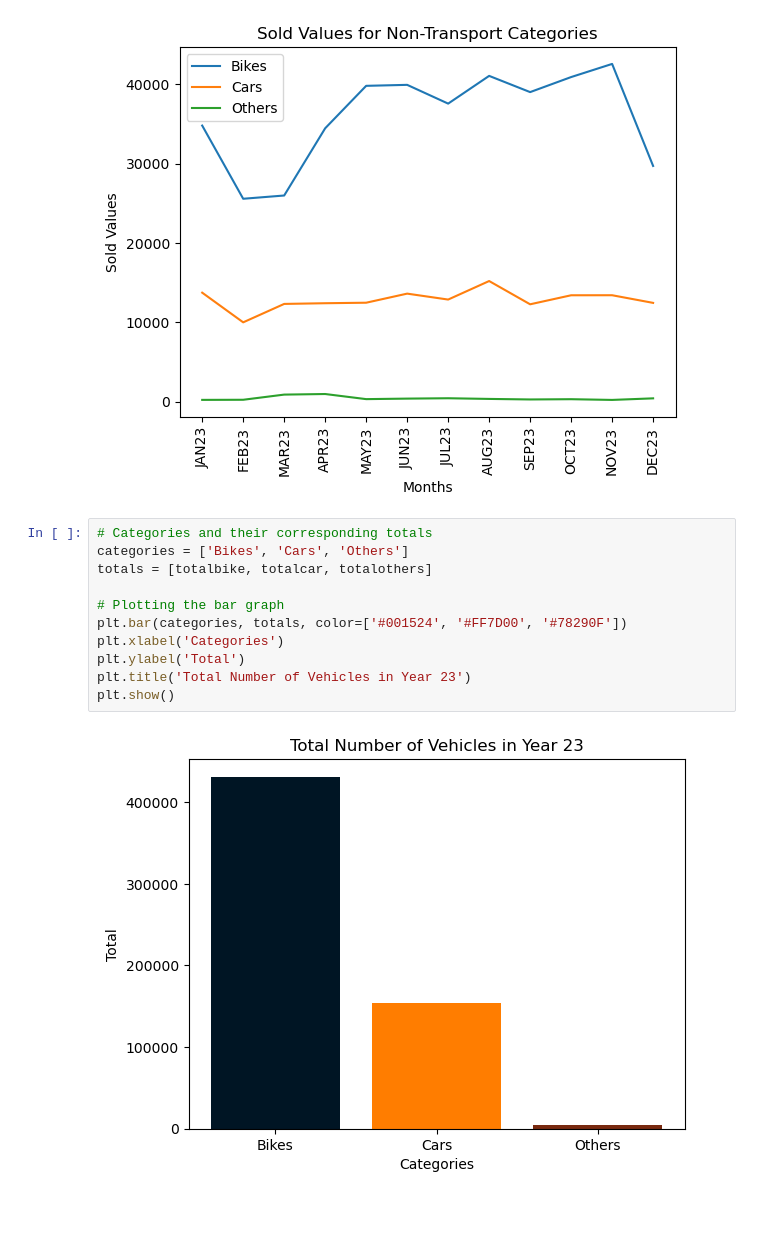
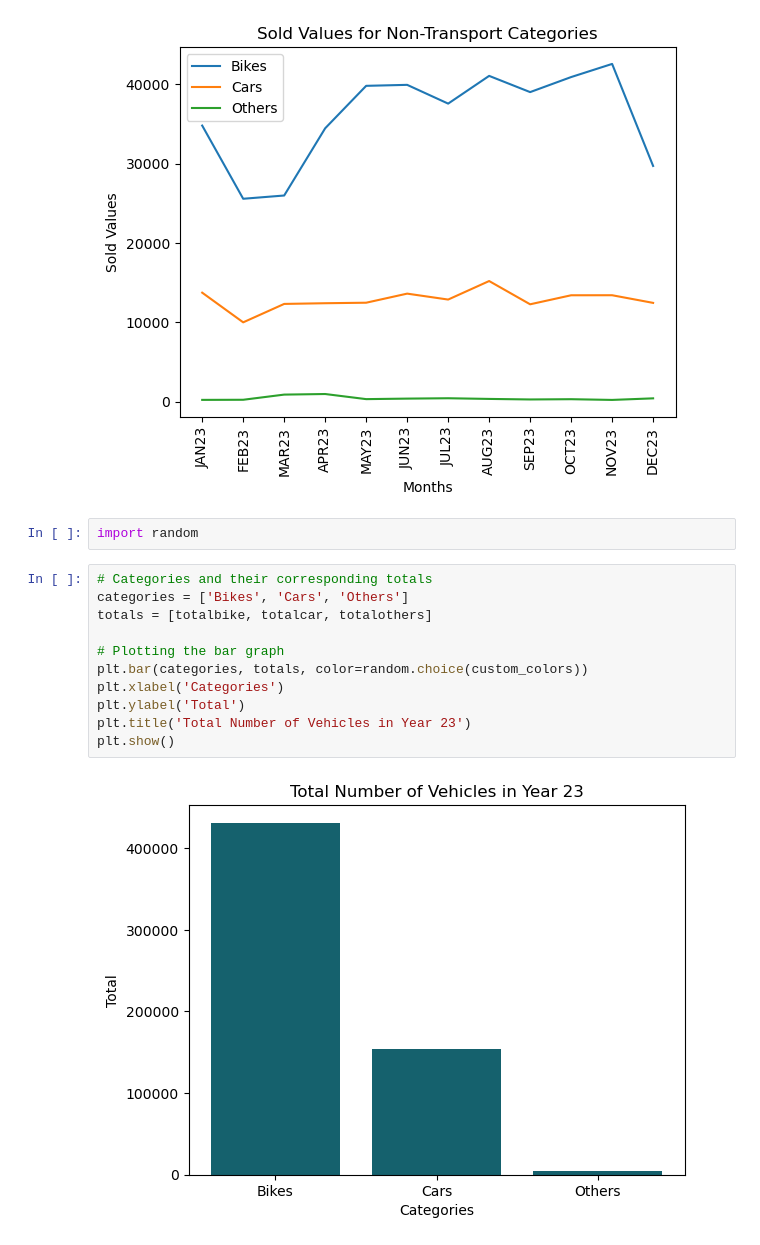
Before and after one commit to KiranJCodes/Bangalore-Vehicle-Sales, a Jupyter notebook: BasicData.ipynb, the cells around one changed output. Cells and saved outputs as stored; diff of their text form; blank space fills up the shorter version.

```diff
--- a/BasicData.ipynb
+++ b/BasicData.ipynb
@@ -282,16 +282,18 @@ plt.legend()
 plt.show()
 # %% [output]
 [figure]
+# %%
+import random
 # %%
 # Categories and their corresponding totals
 categories = ['Bikes', 'Cars', 'Others']
 totals = [totalbike, totalcar, totalothers]
 
 # Plotting the bar graph
-plt.bar(categories, totals, color=['#001524', '#FF7D00', '#78290F'])
+plt.bar(categories, totals, color=random.choice(custom_colors))
 plt.xlabel('Categories')
 plt.ylabel('Total')
 plt.title('Total Number of Vehicles in Year 23')
 plt.show()
 # %% [output]
-[figure, old version]
+[figure, new version]
```
